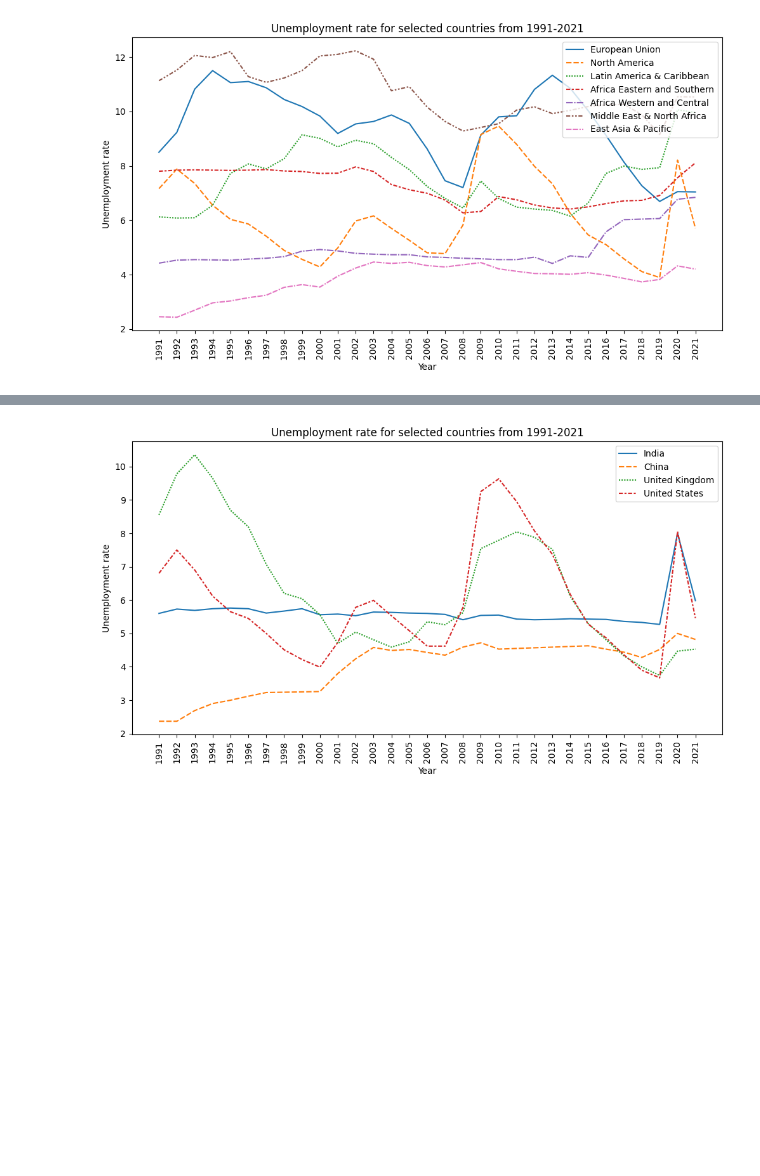
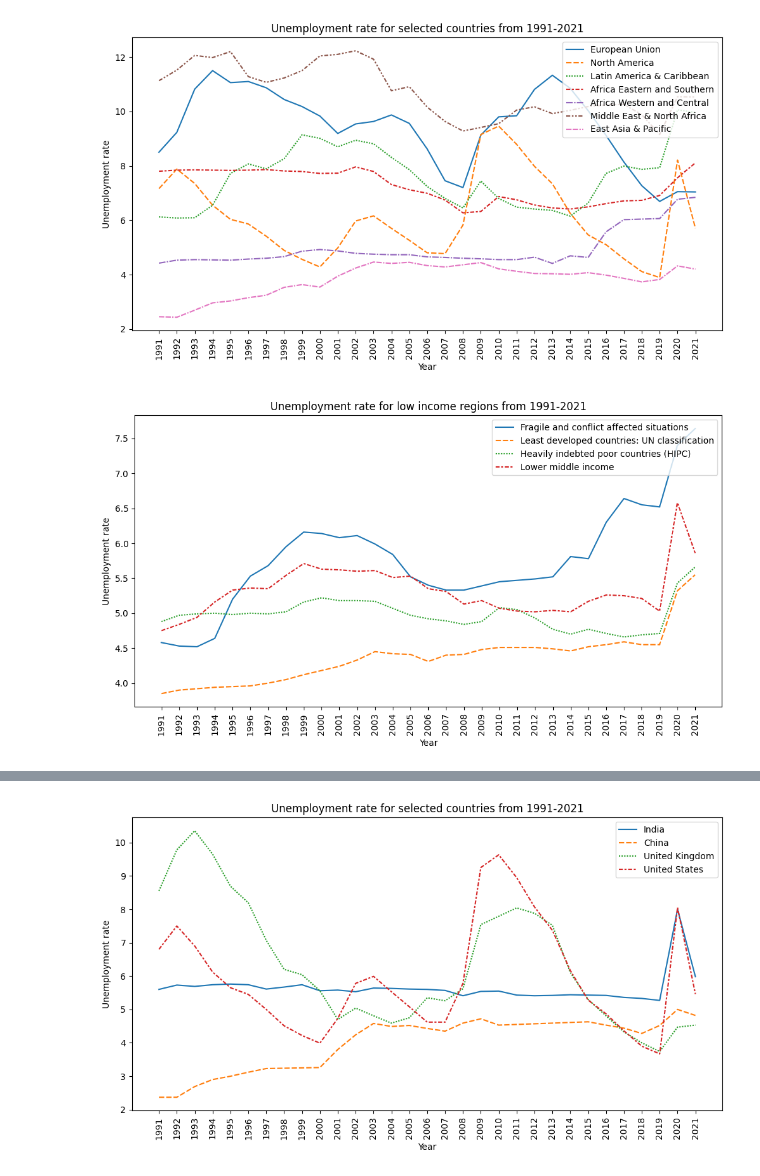
Before and after one commit to lorrespz/Kaggle_Data_Analysis_Projects, a Jupyter notebook: world-unemployment-trend-1991-2021.ipynb, the cells around one changed output, grey strips where cells are left out. Saved outputs shown, nothing was run; the diff lists cells and outputs as text; code cells hidden in the pictures; blank space fills up the shorter version.

```diff
--- a/world-unemployment-trend-1991-2021.ipynb
+++ b/world-unemployment-trend-1991-2021.ipynb
@@ -70,3 +143,16 @@ plt.title('Unemployment rate for selected countries from 1991-2021');
 plt.legend(loc = 'upper right');
 # %% [output]
 [figure]
+# %%
+plt.figure(figsize = (12,6));
+sns.lineplot(df[['Fragile and conflict affected situations',
+                 'Least developed countries: UN classification',
+                'Heavily indebted poor countries (HIPC)',
+                'Lower middle income']])
+plt.xlabel('Year');
+plt.xticks(rotation='vertical')
+plt.ylabel('Unemployment rate');
+plt.title('Unemployment rate for low income regions from 1991-2021');
+plt.legend(loc = 'upper right');
+# %% [output]
+[figure, added]
```
Also changed, not shown: parts of 14 cells of this notebook.
